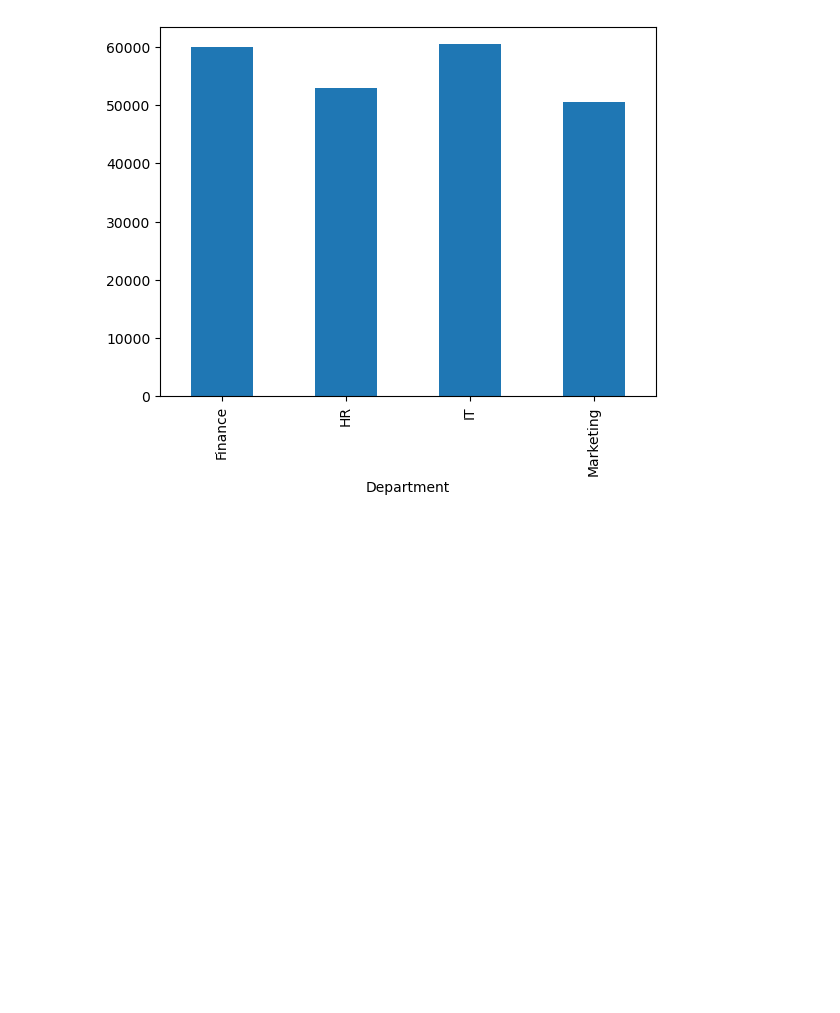
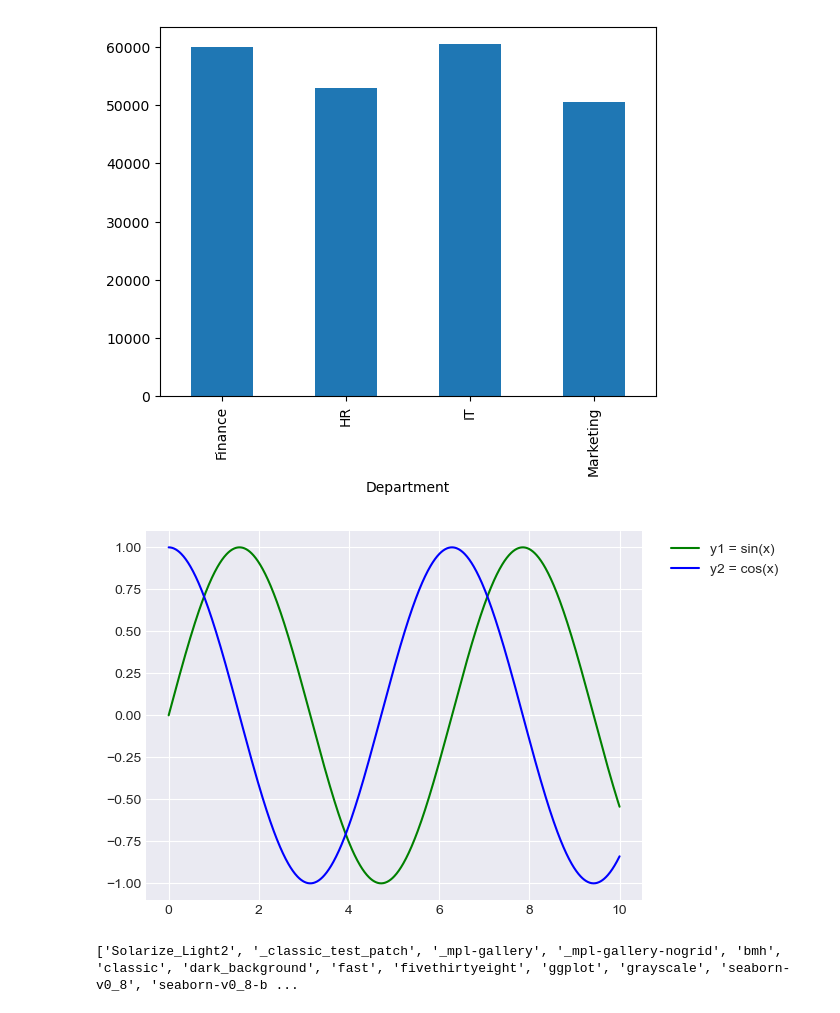
Before and after one commit to a-anuj/Data-Visualization, a Jupyter notebook: practice.ipynb, the cells around one changed output. Saved outputs shown, nothing was run; the diff lists cells and outputs as text; code cells hidden in the pictures; blank space fills up the shorter version.

Commit message:
plot sin and cos function

```diff
--- a/practice.ipynb
+++ b/practice.ipynb
@@ -26,3 +27,18 @@ grouped_value.plot(kind="bar")
 # %% [output]
 <Axes: xlabel='Department'>
 [figure]
+# %%
+plt.style.use("seaborn-v0_8-darkgrid")
+x = np.linspace(0,10,1000)
+y1 = np.sin(x)
+y2 = np.cos(x)
+plt.plot(x,y1,"g-",label="y1 = sin(x)")
+plt.plot(x,y2,"b-",label="y2 = cos(x)")
+plt.legend(loc="upper right",bbox_to_anchor=(1.3, 1.0))
+plt.show()
+# %% [output]
+[figure, added]
+# %%
+print(plt.style.available)
+# %% [output]
+['Solarize_Light2', '_classic_test_patch', '_mpl-gallery', '_mpl-gallery-nogrid', 'bmh', 'classic', 'dark_background', 'fast', 'fivethirtyeight', 'ggplot', 'grayscale', 'seaborn-v0_8', 'seaborn-v0_8-b ...
```
Also changed, not shown: parts of 1 cell of this notebook.
